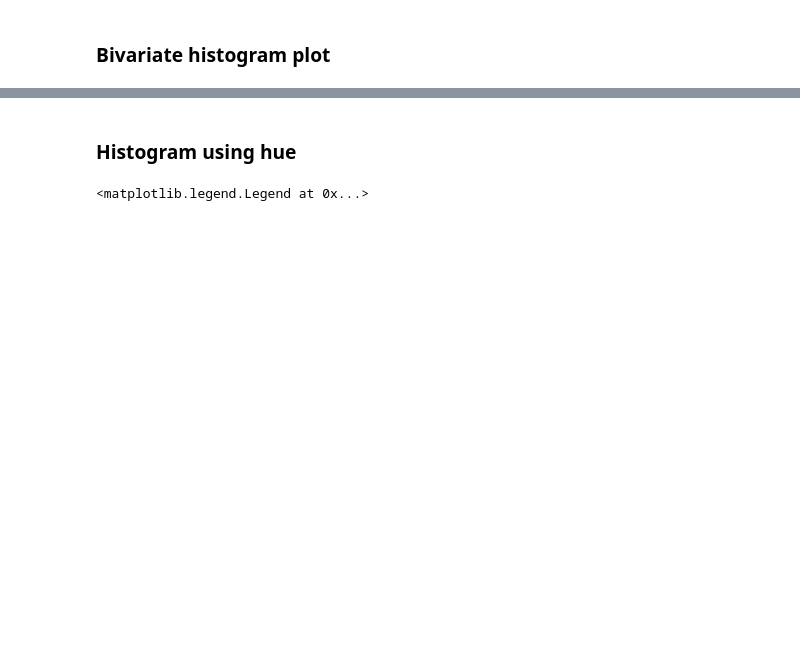
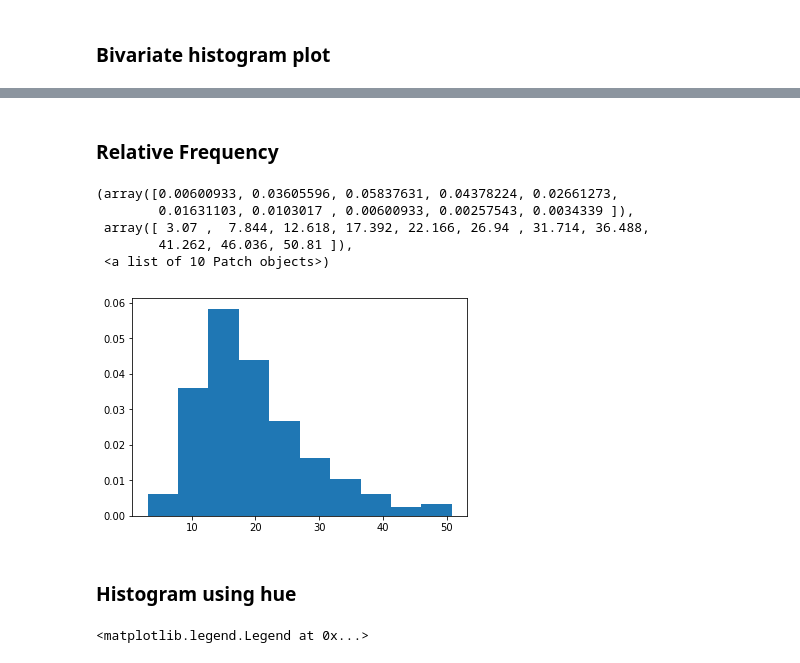
Before and after one commit to MatheusSchaly/Online-Courses, a Jupyter notebook: My_Documentation/Numpy_Pandas_Matplotlib_Seaborn_Built-in_Plotly-Cufflinks_Cloropleth.ipynb, the cells around one changed output, grey strips where cells are left out. Cells and saved outputs as stored; diff of their text form; code cells hidden in the pictures; blank space fills up the shorter version.

```diff
--- a/My_Documentation/Numpy_Pandas_Matplotlib_Seaborn_Built-in_Plotly-Cufflinks_Cloropleth.ipynb
+++ b/My_Documentation/Numpy_Pandas_Matplotlib_Seaborn_Built-in_Plotly-Cufflinks_Cloropleth.ipynb
@@ -1027,3 +1055,14 @@ sns.jointplot(x='total_bill', y='tip', data=tips, kind='reg')
+# %% [markdown]
+### Relative Frequency
+# %%
+plt.hist(tips['total_bill'], density=True)
+# %% [output]
+(array([0.00600933, 0.03605596, 0.05837631, 0.04378224, 0.02661273,
+        0.01631103, 0.0103017 , 0.00600933, 0.00257543, 0.0034339 ]),
+ array([ 3.07 ,  7.844, 12.618, 17.392, 22.166, 26.94 , 31.714, 36.488,
+        41.262, 46.036, 50.81 ]),
+ <a list of 10 Patch objects>)
+[figure, added]
 # %% [markdown]
 ### Histogram using hue
 # %%
```
Also changed, not shown: parts of 70 cells of this notebook, 4 other files.
